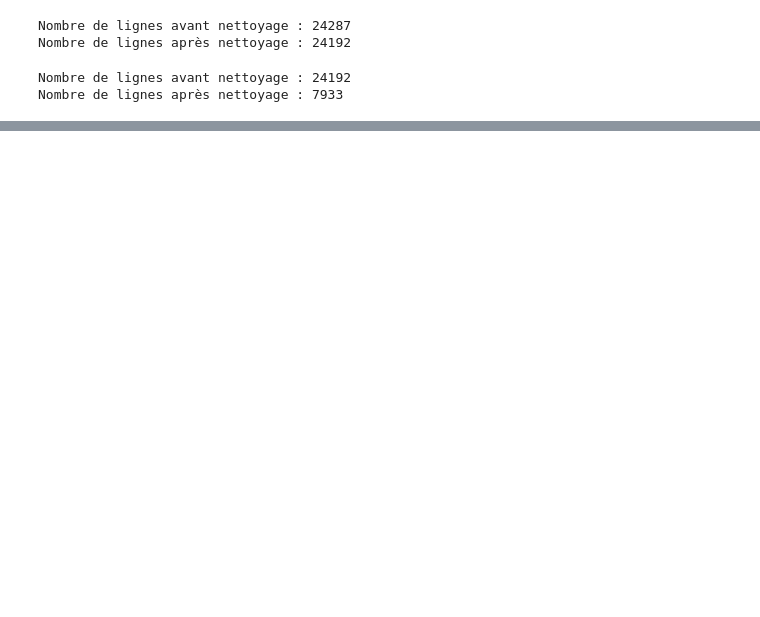
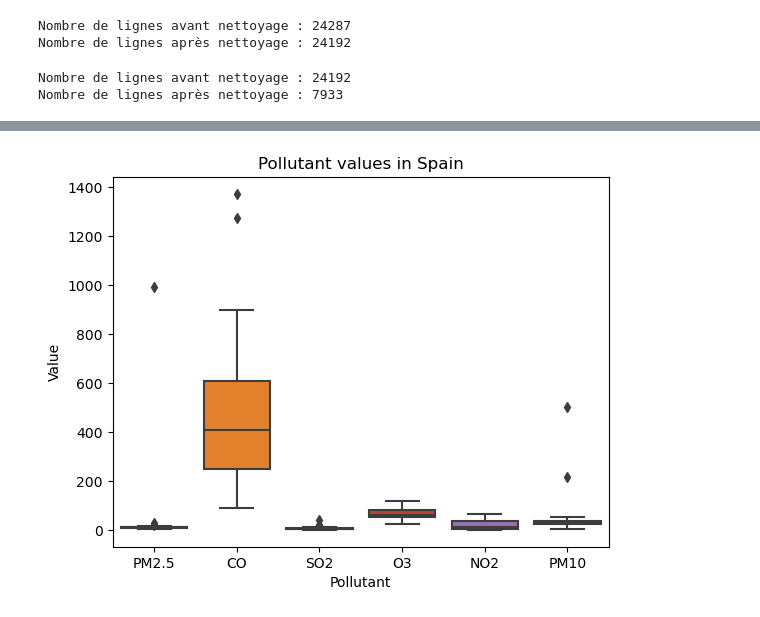
Before and after one commit to Suziwan/Data_Cleaning_Python, a Jupyter notebook: Week2_Day2_Air_Quality_Python.ipynb, the cells around one changed output, grey strips where cells are left out. Cells and saved outputs as stored; diff of their text form; code cells hidden in the pictures; blank space fills up the shorter version.

```diff
--- a/Week2_Day2_Air_Quality_Python.ipynb
+++ b/Week2_Day2_Air_Quality_Python.ipynb
@@ -75,0 +74,39 @@ air_quality.to_csv('air_quality_cleaned.csv', index=False)
+# %%
+# Regarder s'il y a des valeurs aberrantes ou des problèmes par rapport à notre objectif final
+# (pouvoir comparer des mesures sur un maximum de pays) et noter ces aspects dans un fichier texte.
+
+# ---------------- Method 1: Z-scores
+import numpy as np
+
+# Calculate z-scores for CO pollutant values in Spain
+spain_CO_zscore = (air_quality[(air_quality['Country Code'] == 'ES') & (air_quality['Pollutant'] == 'CO')]['Value'] -
+                   air_quality[(air_quality['Country Code'] == 'ES') & (air_quality['Pollutant'] == 'CO')]['Value'].mean()) / \
+                  air_quality[(air_quality['Country Code'] == 'ES') & (air_quality['Pollutant'] == 'CO')]['Value'].std()
+
+# Define threshold for identifying outliers
+threshold = 2
+
+# Create new dataframe with outliers for CO pollutant values in Spain
+spain_CO_outliers = air_quality[(air_quality['Country Code'] == 'ES') & (air_quality['Pollutant'] == 'CO')][np.abs(spain_CO_zscore) > threshold]
+
+# Print the new dataframe
+display(spain_CO_outliers)
+
+# ---------------- Method 2: Box plot
+import seaborn as sns
+import matplotlib.pyplot as plt
+
+# Filter the data for Spain
+spain_data = air_quality[air_quality['Country Code'] == 'ES']
+
+# Create the box plot using seaborn
+sns.boxplot(x='Pollutant', y='Value', data=spain_data)
+
+# Set the title and axis labels
+plt.title('Pollutant values in Spain')
+plt.xlabel('Pollutant')
+plt.ylabel('Value')
+
+# Show the plot
+plt.show()
+# %% [output]
@@ -75,0 +116 @@ air_quality.to_csv('air_quality_cleaned.csv', index=False)
+[figure, added]
```
Also changed, not shown: parts of 3 cells of this notebook.
